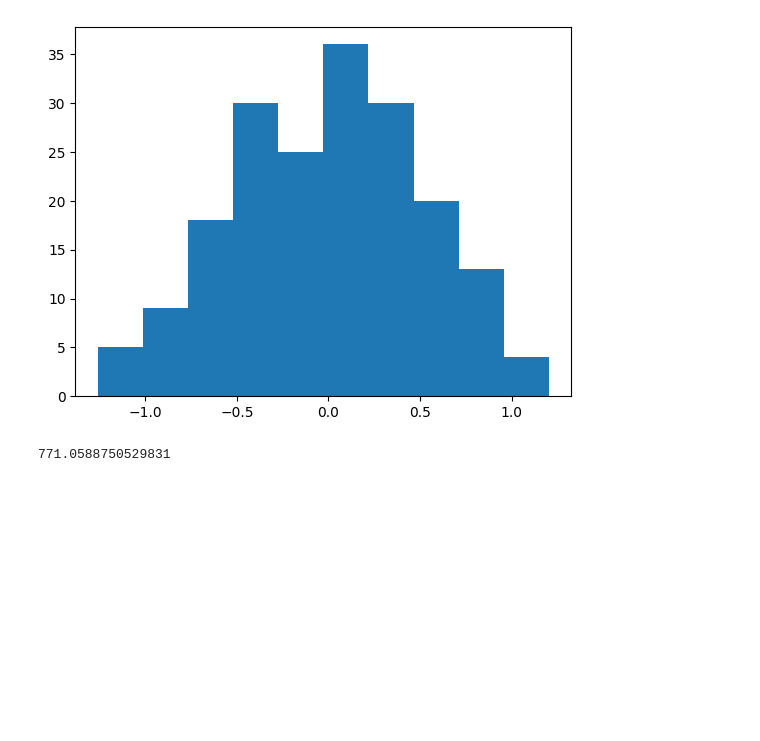
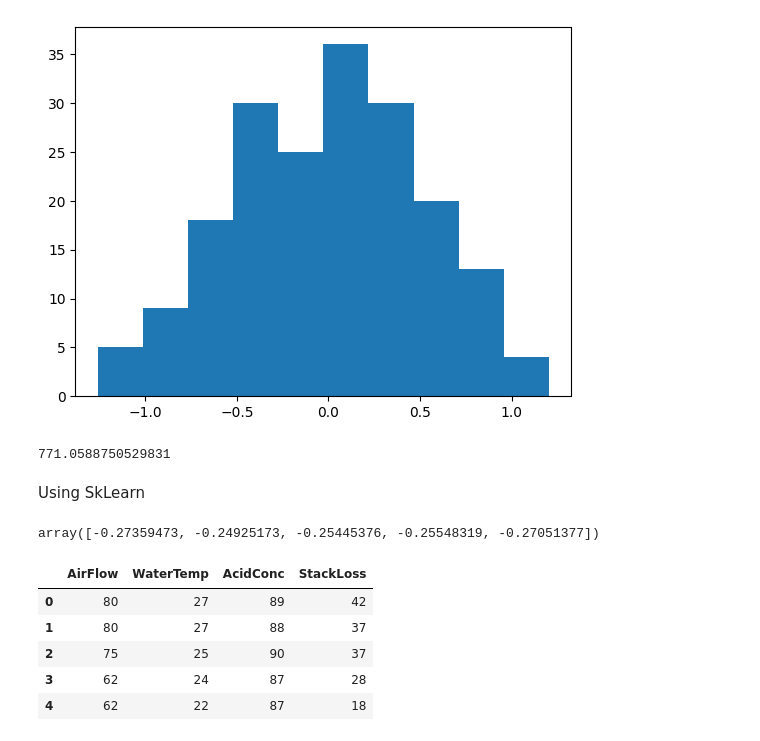
Before and after one commit to Omkar210/Statistics-and-ML, a Jupyter notebook: Day14.ipynb, the cells around one changed output. Saved outputs shown, nothing was run; the diff lists cells and outputs as text; code cells hidden in the pictures; blank space fills up the shorter version.

```diff
--- a/Day14.ipynb
+++ b/Day14.ipynb
@@ -251,3 +259,38 @@ F = ((SSR/(1)) / (SSE/(188)))
 F
 # %% [output]
 771.0588750529831
+# %% [markdown]
+Using SkLearn
+# %%
+model = LinearRegression()
+
+x_train, x_test, y_train, y_test = train_test_split(df.waiting,df.eruptions,test_size=0.3,random_state=20)
+
+x_train = x_train.values.reshape(-1,1)
+x_test = x_test.values.reshape(-1,1)
+
+model.fit(x_train, y_train)
+
+model.score(x_train, y_train)   # R^2 based on training set
+
+model.coef_      # Values for coeffient
+model.intercept_   # values for intercept
+y_pred = model.predict(x_train)  # prediction
+
+mse1 = mean_squared_error(y_pred, y_train)
+mse1   # calculated the mean squared error
+# SSE / 190 (sample size)
+
+cross_val_score(model, x_train, y_train, scoring='neg_mean_squared_error', cv=5)
+# %% [output]
+array([-0.27359473, -0.24925173, -0.25445376, -0.25548319, -0.27051377])
+# %%
+df = pd.read_excel('CDAC_DataBook.xlsx', sheet_name='stackloss')
+df.head()
+# %% [output]
+|  | AirFlow | WaterTemp | AcidConc | StackLoss |
+| 0 | 80 | 27 | 89 | 42 |
+| 1 | 80 | 27 | 88 | 37 |
+| 2 | 75 | 25 | 90 | 37 |
+| 3 | 62 | 24 | 87 | 28 |
+| 4 | 62 | 22 | 87 | 18 |
```
Also changed, not shown: parts of 7 cells of this notebook.
